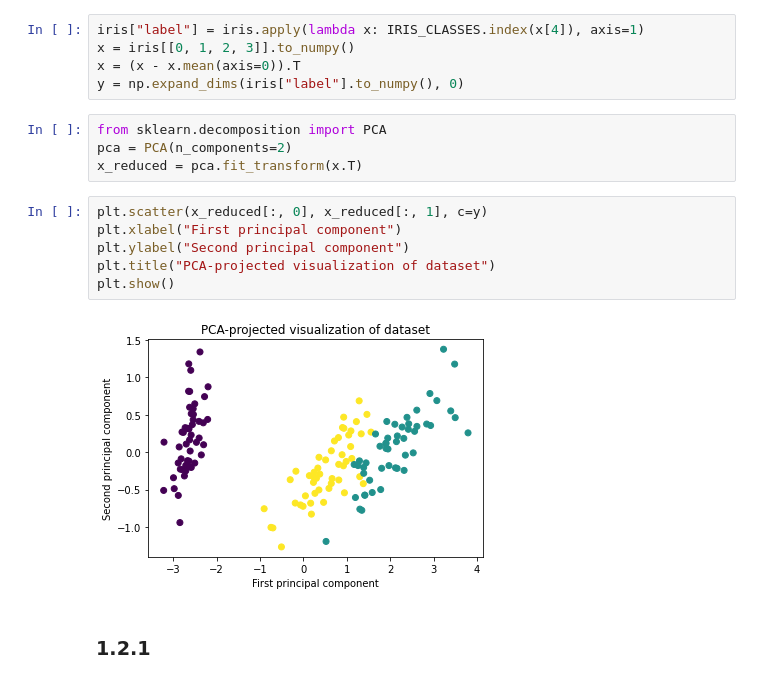
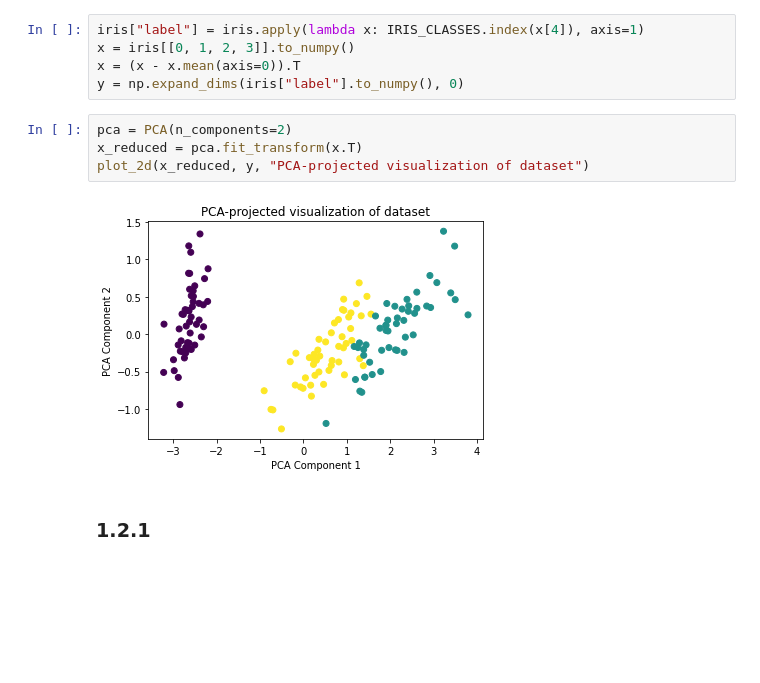
Before and after one commit to kmeng01/9.53-psets, a Jupyter notebook: pset-1/solution.ipynb, the cells around one changed output. Drawn from its saved outputs; the diff is of its cells as text; blank space fills up the shorter version.

```diff
--- a/pset-1/solution.ipynb
+++ b/pset-1/solution.ipynb
@@ -31,17 +50,11 @@ x = iris[[0, 1, 2, 3]].to_numpy()
 x = (x - x.mean(axis=0)).T
 y = np.expand_dims(iris["label"].to_numpy(), 0)
 # %%
-from sklearn.decomposition import PCA
 pca = PCA(n_components=2)
 x_reduced = pca.fit_transform(x.T)
+plot_2d(x_reduced, y, "PCA-projected visualization of dataset")
+# %% [output]
+[figure, added]
-# %%
-plt.scatter(x_reduced[:, 0], x_reduced[:, 1], c=y)
-plt.xlabel("First principal component")
-plt.ylabel("Second principal component")
-plt.title("PCA-projected visualization of dataset")
-plt.show()
-# %% [output]
-[figure, removed]
 # %% [markdown]
 ### 1.2.1
 # %% [markdown]
```
Also changed, not shown: parts of 28 cells of this notebook, 2 other files.
